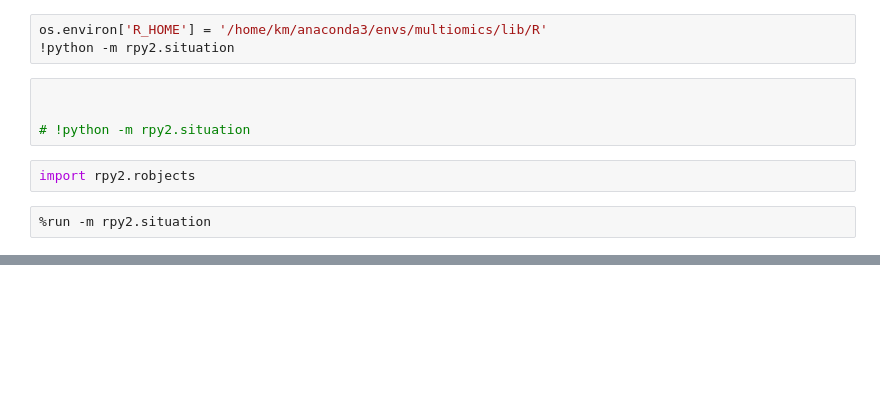
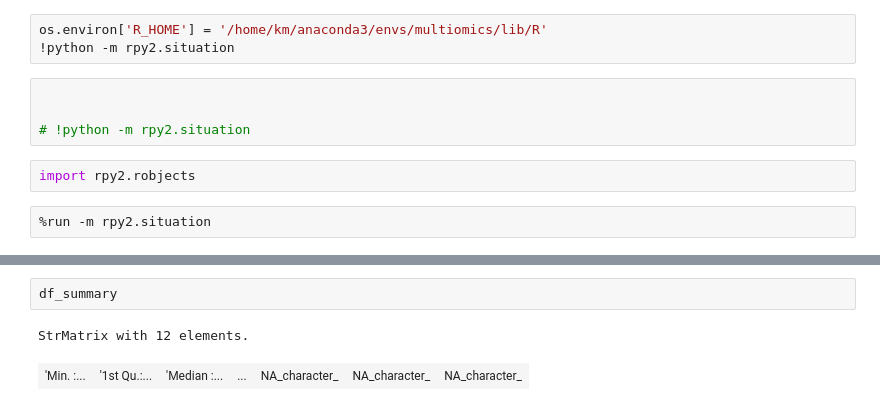
Before and after one commit to Jin0331/Multi-omics-intergration, a Jupyter notebook: src/Multi-omics-integration-py.ipynb, the cells around one changed output, grey strips where cells are left out. Saved outputs shown, nothing was run; the diff lists cells and outputs as text; blank space fills up the shorter version.

```diff
--- a/src/Multi-omics-integration-py.ipynb
+++ b/src/Multi-omics-integration-py.ipynb
@@ -473,0 +499,5 @@ import rpy2.robjects
+# %%
+df_summary
+# %% [output]
+StrMatrix with 12 elements.
+| 'Min. :... | '1st Qu.:... | 'Median :... | ... | NA_character_ | NA_character_ | NA_character_ |
```
Also changed, not shown: parts of 9 cells of this notebook.
